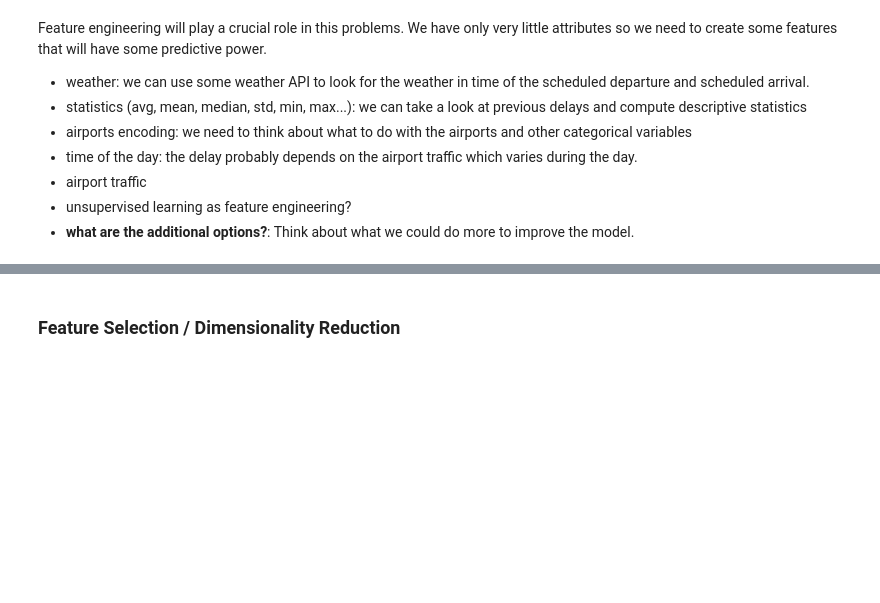
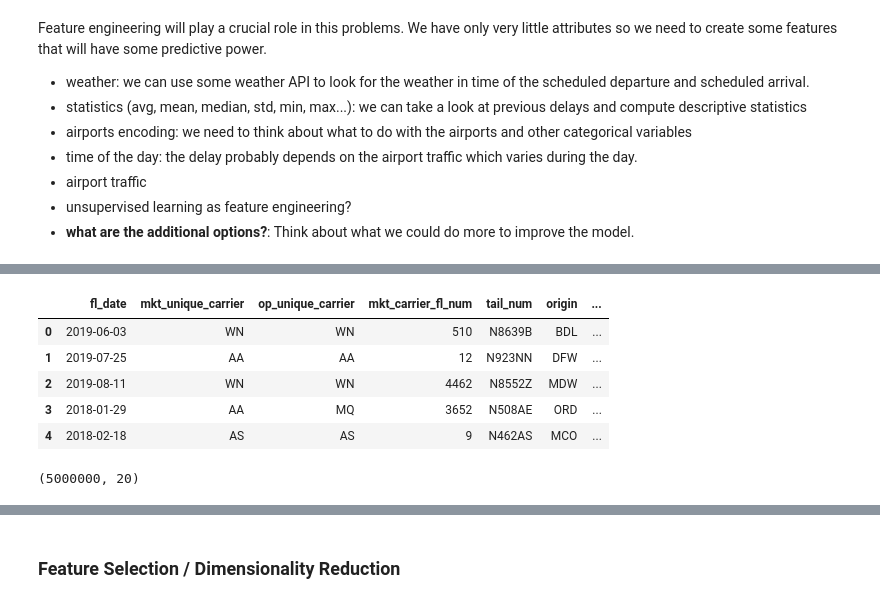
Before and after one commit to albina-m/LHL-Midterm-Flights, a Jupyter notebook: Albina-modeling.ipynb, the cells around one changed output, grey strips where cells are left out. Saved outputs shown, nothing was run; the diff lists cells and outputs as text; code cells hidden in the pictures; blank space fills up the shorter version.

```diff
--- a/Albina-modeling.ipynb
+++ b/Albina-modeling.ipynb
@@ -30,0 +168,23 @@ Feature engineering will play a crucial role in this problems. We have only very
+# %%
+import datetime as dt
+df_flights['year'] = pd.DatetimeIndex(df_flights['fl_date']).year
+df_flights['month'] = pd.DatetimeIndex(df_flights['fl_date']).month
+df_flights['day'] = pd.DatetimeIndex(df_flights['fl_date']).day
+df_flights['week'] = pd.to_datetime(df_flights['fl_date']).dt.isocalendar().week
+df_flights['crs_dep_hour'] = (df_flights['crs_dep_time'] // 100)
+df_flights['crs_arr_hour'] = (df_flights['crs_arr_time'] // 100)
+
+df_flights.head()
+# %% [output]
+|  | fl_date | mkt_unique_carrier | op_unique_carrier | mkt_carrier_fl_num | tail_num | origin | ... |
+| 0 | 2019-06-03 | WN | WN | 510 | N8639B | BDL | ... |
+| 1 | 2019-07-25 | AA | AA | 12 | N923NN | DFW | ... |
+| 2 | 2019-08-11 | WN | WN | 4462 | N8552Z | MDW | ... |
+| 3 | 2018-01-29 | AA | MQ | 3652 | N508AE | ORD | ... |
+| 4 | 2018-02-18 | AS | AS | 9 | N462AS | MCO | ... |
+# %%
+#df_flights = pd.concat([df_flights, pd.get_dummies(df_flights['dup'], prefix = 'dup')], axis = 1)
+#df_flights['dup'].value_counts()
+df_flights.shape
+# %% [output]
+(5000000, 20)
```
Also changed, not shown: parts of 27 cells of this notebook.
